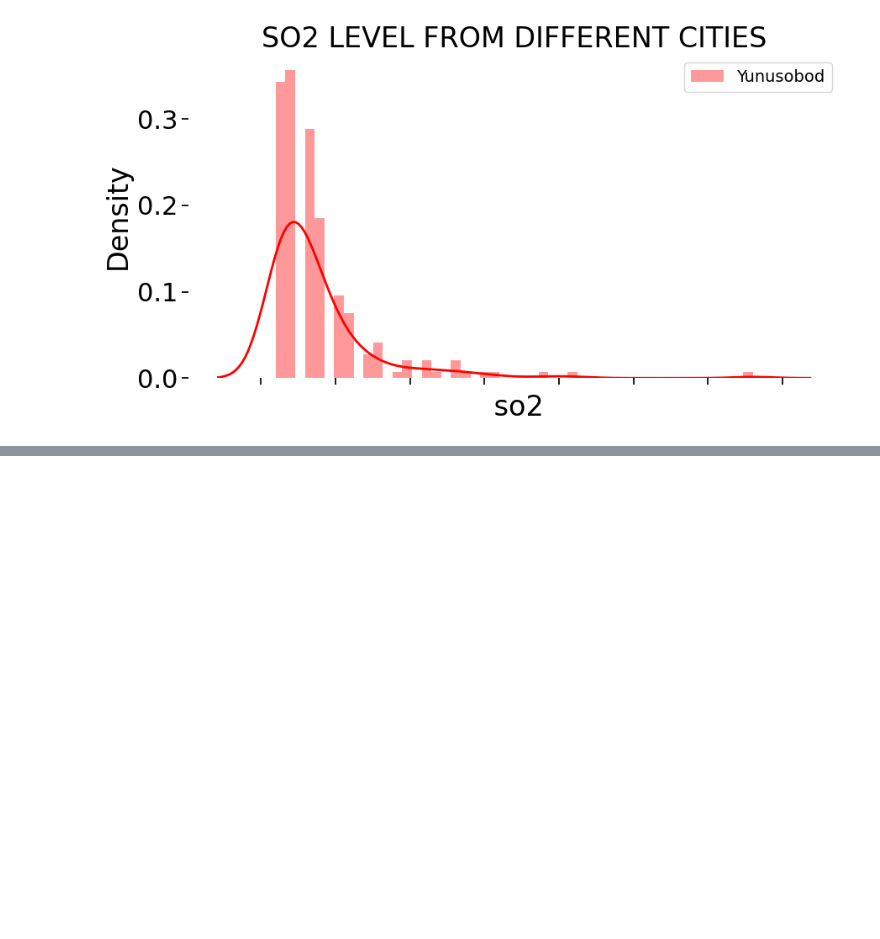
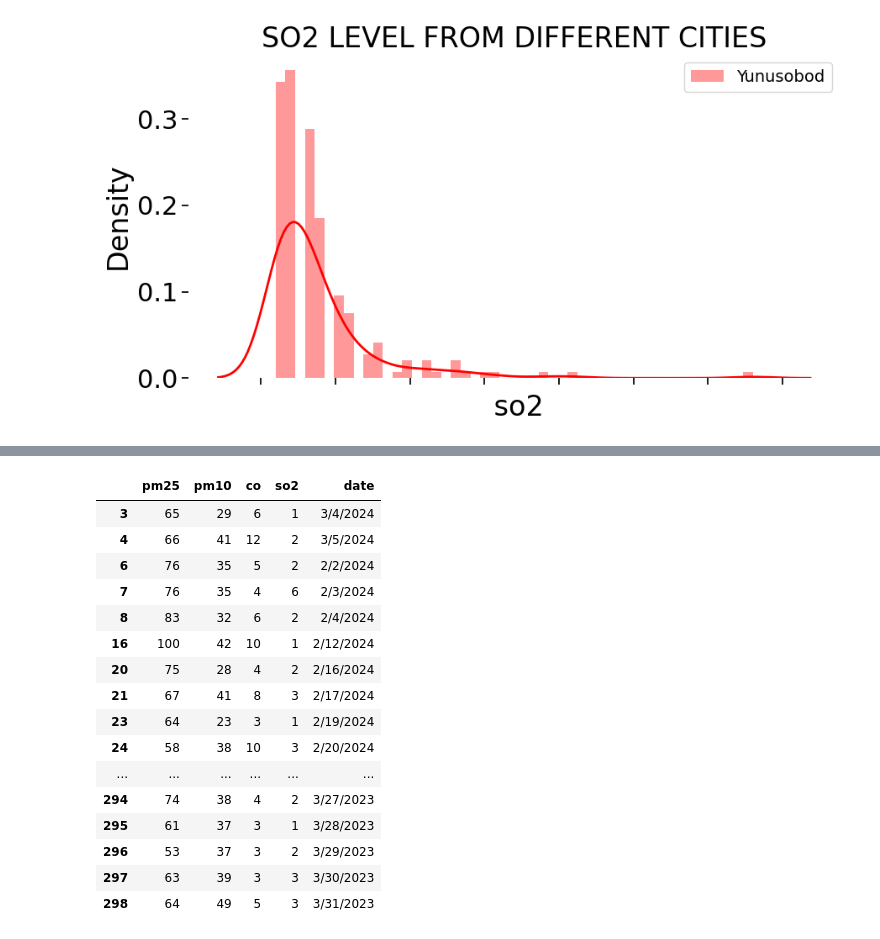
Before and after one commit to iMan0405/Portfolio_DT_vs_AI, a Jupyter notebook: Air_Quality_Tashkent_Yunusobod.ipynb, the cells around one changed output, grey strips where cells are left out. Cells and saved outputs as stored; diff of their text form; code cells hidden in the pictures; blank space fills up the shorter version.

```diff
--- a/Air_Quality_Tashkent_Yunusobod.ipynb
+++ b/Air_Quality_Tashkent_Yunusobod.ipynb
@@ -198,0 +216,20 @@ ax.legend(fontsize = 14)
+# %%
+df_yunusobod[[' pm25', ' pm10', ' co', ' so2', "date"]].style.background_gradient(cmap='Reds')
+# %% [output]
+|  | pm25 | pm10 | co | so2 | date |
+| 3 | 65 | 29 | 6 | 1 | 3/4/2024 |
+| 4 | 66 | 41 | 12 | 2 | 3/5/2024 |
+| 6 | 76 | 35 | 5 | 2 | 2/2/2024 |
+| 7 | 76 | 35 | 4 | 6 | 2/3/2024 |
+| 8 | 83 | 32 | 6 | 2 | 2/4/2024 |
+| 16 | 100 | 42 | 10 | 1 | 2/12/2024 |
+| 20 | 75 | 28 | 4 | 2 | 2/16/2024 |
+| 21 | 67 | 41 | 8 | 3 | 2/17/2024 |
+| 23 | 64 | 23 | 3 | 1 | 2/19/2024 |
+| 24 | 58 | 38 | 10 | 3 | 2/20/2024 |
+| ... | ... | ... | ... | ... | ... |
+| 294 | 74 | 38 | 4 | 2 | 3/27/2023 |
+| 295 | 61 | 37 | 3 | 1 | 3/28/2023 |
+| 296 | 53 | 37 | 3 | 2 | 3/29/2023 |
+| 297 | 63 | 39 | 3 | 3 | 3/30/2023 |
+| 298 | 64 | 49 | 5 | 3 | 3/31/2023 |
```
Also changed, not shown: parts of 1 cell of this notebook.
